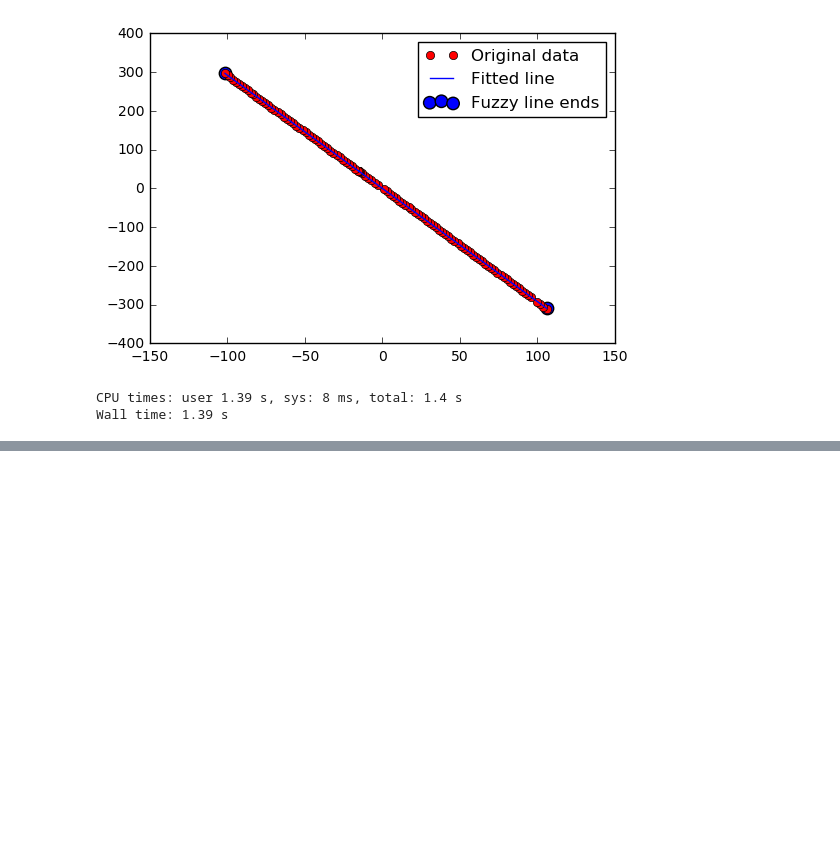
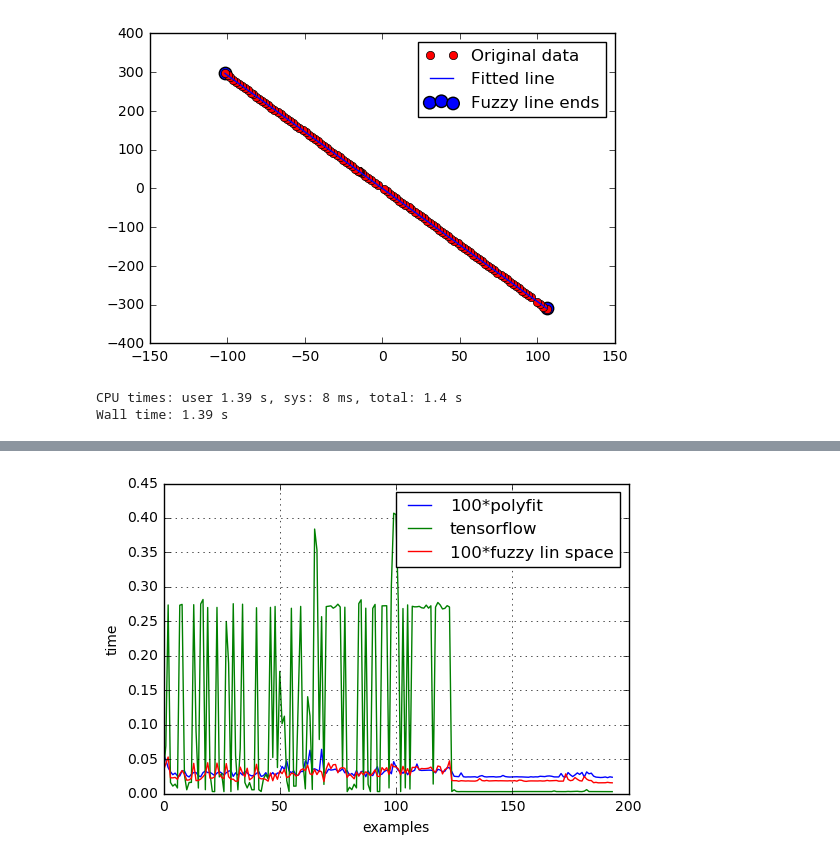
Before and after one commit to ftn-ai-lab/ori-2017-e2, a Jupyter notebook: teorija/03-neuronske/Analiza podataka - GPS.ipynb, the cells around one changed output, grey strips where cells are left out. Saved outputs shown, nothing was run; the diff lists cells and outputs as text; code cells hidden in the pictures; blank space fills up the shorter version.

```diff
--- a/teorija/03-neuronske/Analiza podataka - GPS.ipynb
+++ b/teorija/03-neuronske/Analiza podataka - GPS.ipynb
@@ -375,0 +444,13 @@ Wall time: 1.39 s
+# %%
+plt.plot(rez[:,0], 100*rez[:,4], label='100*polyfit')
+plt.plot(rez[:,0], rez[:,7], label='tensorflow')
+plt.plot(rez[:,0], 100*rez[:,10], label='100*fuzzy lin space')
+
+plt.xlabel('examples')
+plt.ylabel('time')
+
+plt.legend()
+plt.grid()
+plt.show()
+# %% [output]
+[figure, added]
```
Also changed, not shown: parts of 17 cells of this notebook.
